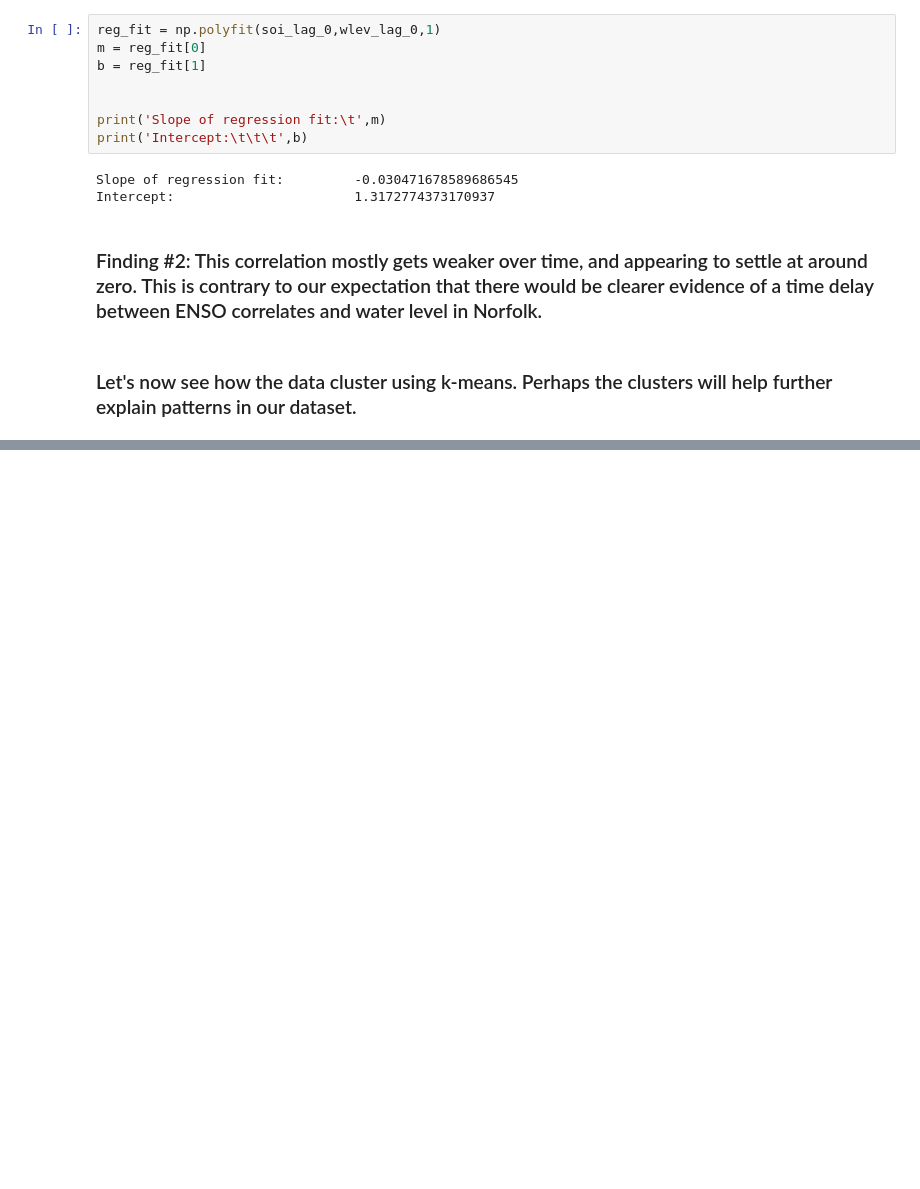
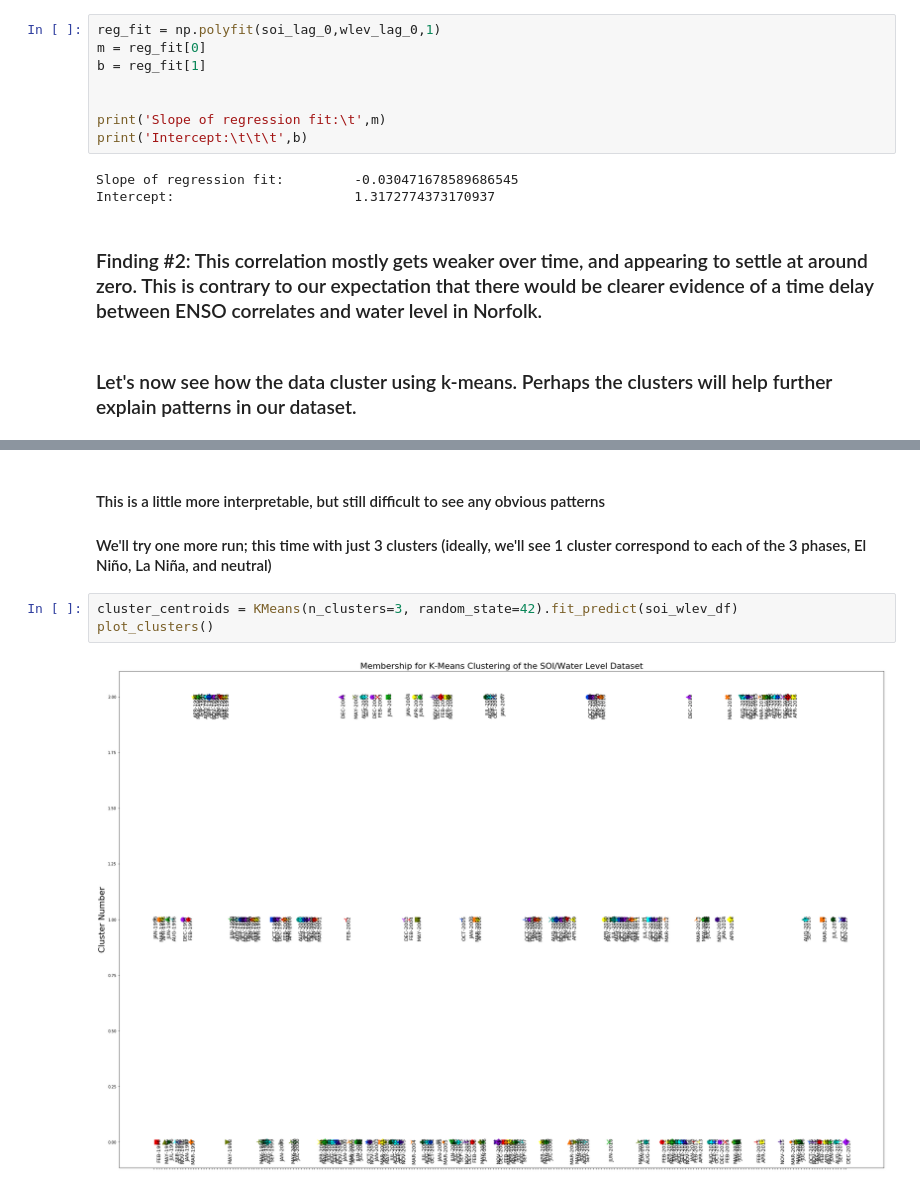
Before and after one commit to skydog71/CMSC641_tutorial, a Jupyter notebook: jborak_CMSC641_final_tutorial.ipynb, the cells around one changed output, grey strips where cells are left out. Saved outputs shown, nothing was run; the diff lists cells and outputs as text; blank space fills up the shorter version.

```diff
--- a/jborak_CMSC641_final_tutorial.ipynb
+++ b/jborak_CMSC641_final_tutorial.ipynb
@@ -378,0 +409,9 @@ print('Intercept:\t\t\t',b)
+# %% [markdown]
+#### This is a little more interpretable, but still difficult to see any obvious patterns
+
+#### We'll try one more run; this time with just 3 clusters (ideally, we'll see 1 cluster correspond to each of the 3 phases, El Niño, La Niña, and neutral)
+# %%
+cluster_centroids = KMeans(n_clusters=3, random_state=42).fit_predict(soi_wlev_df)
+plot_clusters()
+# %% [output]
+[figure, added]
```
Also changed, not shown: parts of 19 cells of this notebook.
